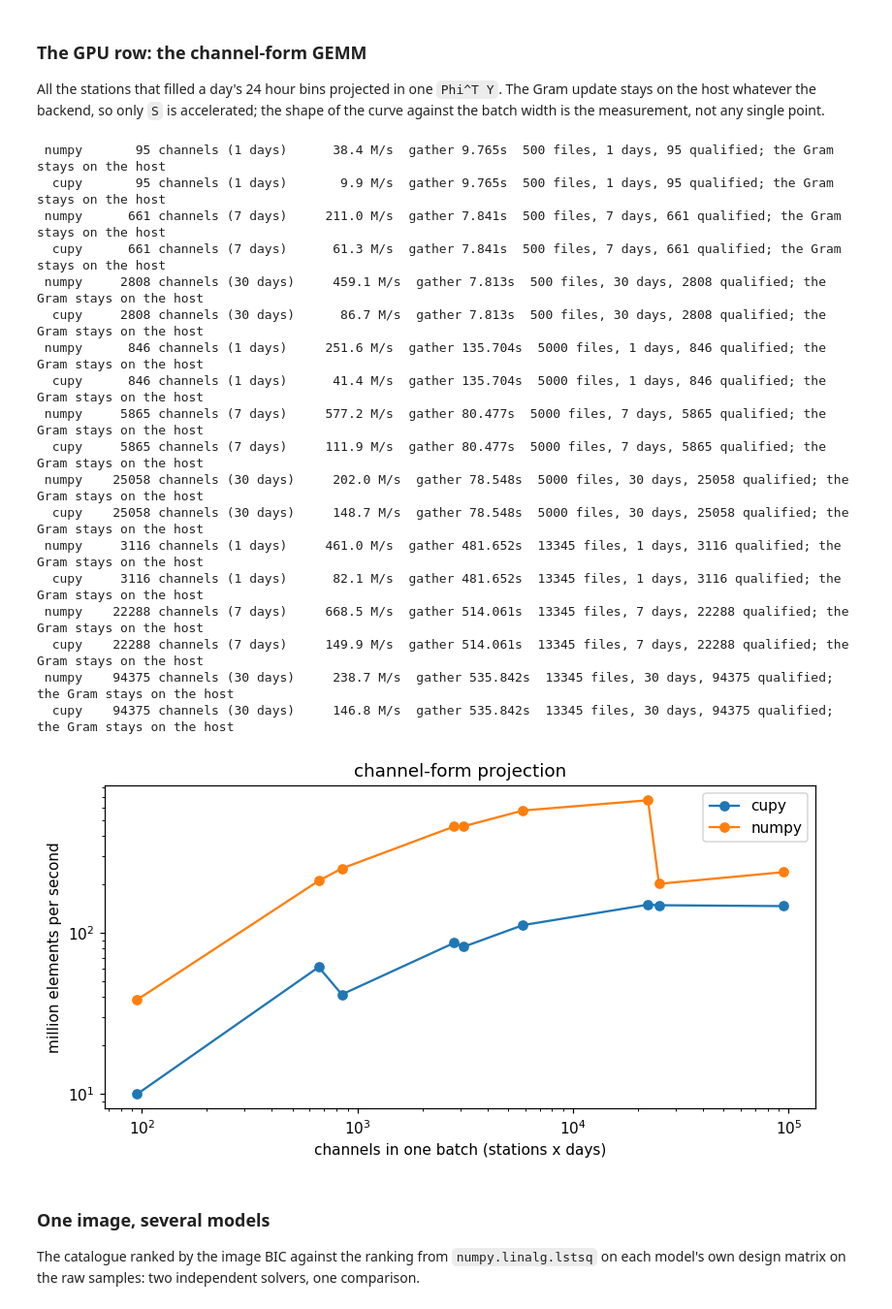
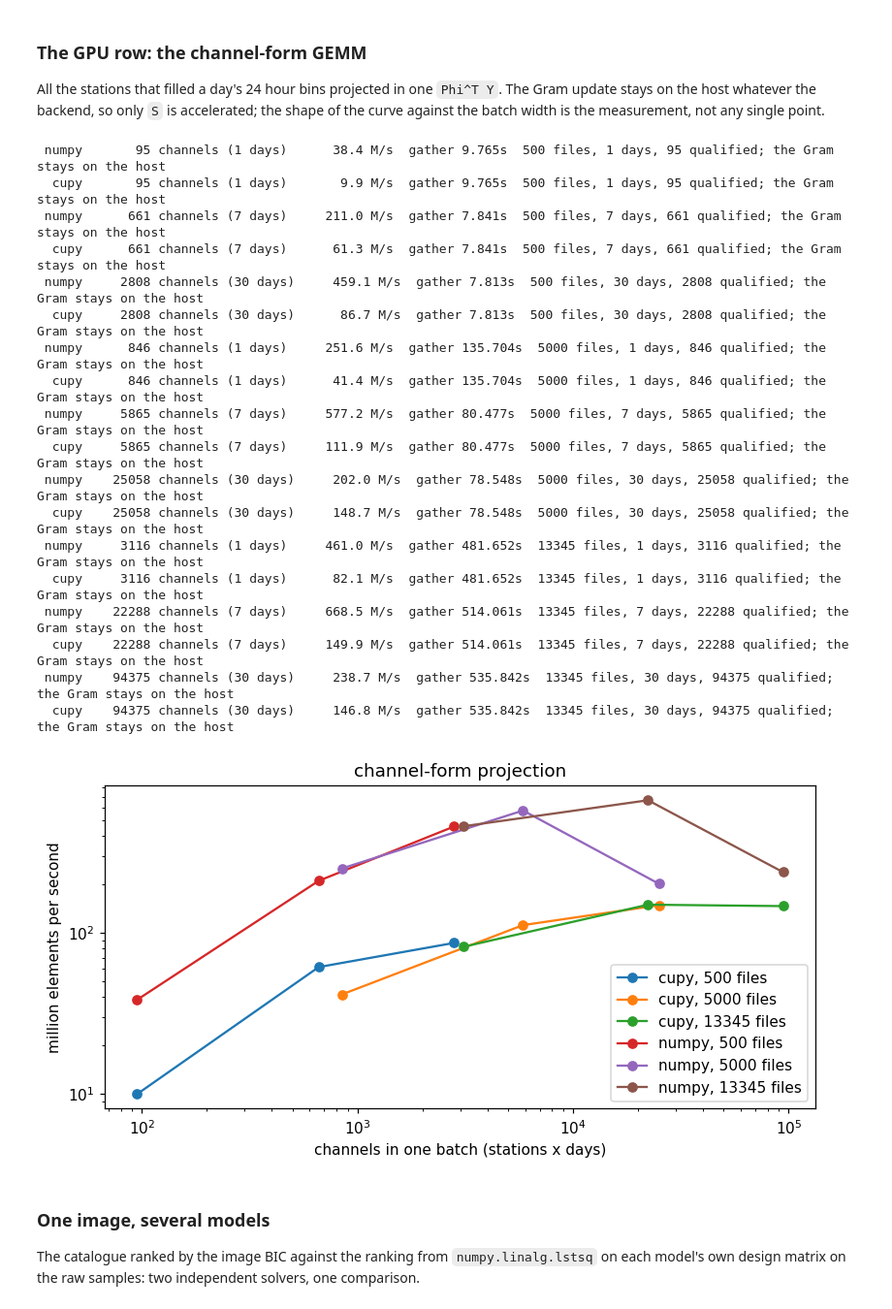
Before and after one commit to ringavirda/science-pylab, a Jupyter notebook: packages/dtfit-experimental/src/dtfit_experimental/experiments/domains/image_showcase/image_showcase.ipynb, the cells around one changed output. Shown at 97% size. Cells and saved outputs as stored; diff of their text form; code cells hidden in the pictures.

```diff
--- a/packages/dtfit-experimental/src/dtfit_experimental/experiments/domains/image_showcase/image_showcase.ipynb
+++ b/packages/dtfit-experimental/src/dtfit_experimental/experiments/domains/image_showcase/image_showcase.ipynb
@@ -65,13 +66,21 @@ for name, label in (("ngl_exact", "NGL, three components"),
     rows = table(name)
     if not rows:
         continue
-    scored = [r for r in rows if r["gate"] != "UNDERSAMPLED"]
-    scores = nums(scored, "score")
+
+    def worst(gates):
+        s = [float(r["score"]) for r in rows if r["gate"] in gates]
+        return max(s) if s else float("nan")
+
+    judged = [r for r in rows if r["gate"] in ("ok", "FAIL")]
+    scores = nums(judged, "score")
     under = [r for r in rows if r["gate"] == "UNDERSAMPLED"]
+    ill = [r for r in rows if r["gate"] == "ILL-CONDITIONED"]
     fails = [r for r in rows if r["gate"].startswith(("FAIL", "ERROR"))]
-    print(f"{label}: {len(rows)} fits, worst {scores.max():.2e}, "
-          f"median {np.median(scores):.2e}, {len(fails)} over the gate, "
-          f"{len(under)} undersampled ({len(under) / len(rows) * 100:.1f}%)")
+    print(f"{label}: {len(rows)} fits, worst {worst(('ok', 'FAIL')):.2e} "
+          f"against the gate, median {np.median(scores):.2e}, "
+          f"{len(fails)} failed, {len(ill)} ill-conditioned (worst "
+          f"{worst(('ILL-CONDITIONED',)):.2e}), {len(under)} undersampled "
+          f"({len(under) / len(rows) * 100:.1f}%)")
     day = nums(rows, "day_score")
     if len(day):
         print(f"  day images gated against their raw hourly rows: "
@@ -153,49 +165,56 @@ is the measurement, not any single point.
 rows = table("gemm")
 if rows:
     fig, ax = plt.subplots()
+
+    def n_files(note):
+        return int(note.split(" files")[0])
+
+    sweeps = sorted({n_files(r["note"]) for r in rows})
     for backend in sorted({r["backend"] for r in rows}):
-        group = [r for r in rows
-                 if r["backend"] == backend and r["elements_per_second"]]
-        if not group:
-            continue
-        order = np.argsort(nums(group, "channels"))
-        ax.plot(nums(group, "channels")[order],
-                nums(group, "elements_per_second")[order] / 1e6,
-                "o-", label=backend)
+        for nf in sweeps:
+            group = [r for r in rows
+                     if r["backend"] == backend and r["elements_per_second"]
+                     and n_files(r["note"]) == nf]
+            if not group:
+                continue
+            order = np.argsort(nums(group, "channels"))
+            ax.plot(nums(group, "channels")[order],
+                    nums(group, "elements_per_second")[order] / 1e6,
+                    "o-", label=f"{backend}, {nf} files")
     ax.set_xscale("log")
     ax.set_yscale("log")
     ax.set_xlabel("channels in one batch (stations x days)")
     ax.set_ylabel("million elements per second")
     ax.set_title("channel-form projection")
     ax.legend()
     fig.tight_layout()
     fig.savefig(Path(FIGURES) / "gemm.png")
     for r in rows:
         rate = (f"{float(r['elements_per_second']) / 1e6:.1f} M/s"
                 if r["elements_per_second"] else "-")
         print(f"{r['backend']:>6} {int(r['channels']):>8} channels "
               f"({r['days']} days)  {rate:>12}  gather "
               f"{r['gather_seconds']}s  {r['note']}")
 # %% [output]
  numpy       95 channels (1 days)      38.4 M/s  gather 9.765s  500 files, 1 days, 95 qualified; the Gram stays on the host
   cupy       95 channels (1 days)       9.9 M/s  gather 9.765s  500 files, 1 days, 95 qualified; the Gram stays on the host
  numpy      661 channels (7 days)     211.0 M/s  gather 7.841s  500 files, 7 days, 661 qualified; the Gram stays on the host
   cupy      661 channels (7 days)      61.3 M/s  gather 7.841s  500 files, 7 days, 661 qualified; the Gram stays on the host
  numpy     2808 channels (30 days)     459.1 M/s  gather 7.813s  500 files, 30 days, 2808 qualified; the Gram stays on the host
   cupy     2808 channels (30 days)      86.7 M/s  gather 7.813s  500 files, 30 days, 2808 qualified; the Gram stays on the host
  numpy      846 channels (1 days)     251.6 M/s  gather 135.704s  5000 files, 1 days, 846 qualified; the Gram stays on the host
   cupy      846 channels (1 days)      41.4 M/s  gather 135.704s  5000 files, 1 days, 846 qualified; the Gram stays on the host
  numpy     5865 channels (7 days)     577.2 M/s  gather 80.477s  5000 files, 7 days, 5865 qualified; the Gram stays on the host
   cupy     5865 channels (7 days)     111.9 M/s  gather 80.477s  5000 files, 7 days, 5865 qualified; the Gram stays on the host
  numpy    25058 channels (30 days)     202.0 M/s  gather 78.548s  5000 files, 30 days, 25058 qualified; the Gram stays on the host
   cupy    25058 channels (30 days)     148.7 M/s  gather 78.548s  5000 files, 30 days, 25058 qualified; the Gram stays on the host
  numpy     3116 channels (1 days)     461.0 M/s  gather 481.652s  13345 files, 1 days, 3116 qualified; the Gram stays on the host
   cupy     3116 channels (1 days)      82.1 M/s  gather 481.652s  13345 files, 1 days, 3116 qualified; the Gram stays on the host
  numpy    22288 channels (7 days)     668.5 M/s  gather 514.061s  13345 files, 7 days, 22288 qualified; the Gram stays on the host
   cupy    22288 channels (7 days)     149.9 M/s  gather 514.061s  13345 files, 7 days, 22288 qualified; the Gram stays on the host
  numpy    94375 channels (30 days)     238.7 M/s  gather 535.842s  13345 files, 30 days, 94375 qualified; the Gram stays on the host
   cupy    94375 channels (30 days)     146.8 M/s  gather 535.842s  13345 files, 30 days, 94375 qualified; the Gram stays on the host
-[figure, old version]
+[figure, new version]
 # %% [markdown]
 ### One image, several models
 
```
Also changed, not shown: parts of 10 cells of this notebook, 4 other files.
